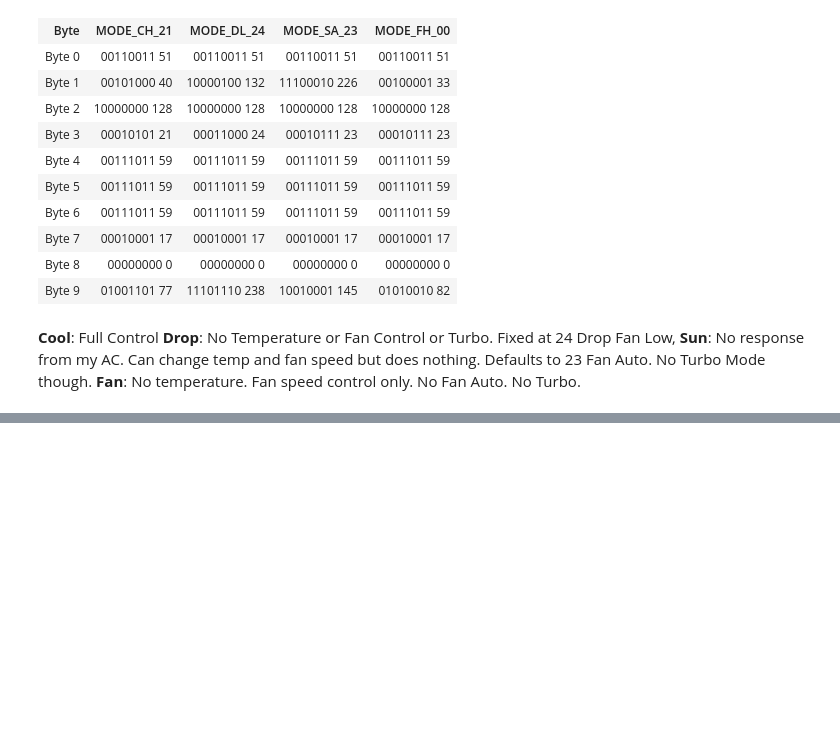
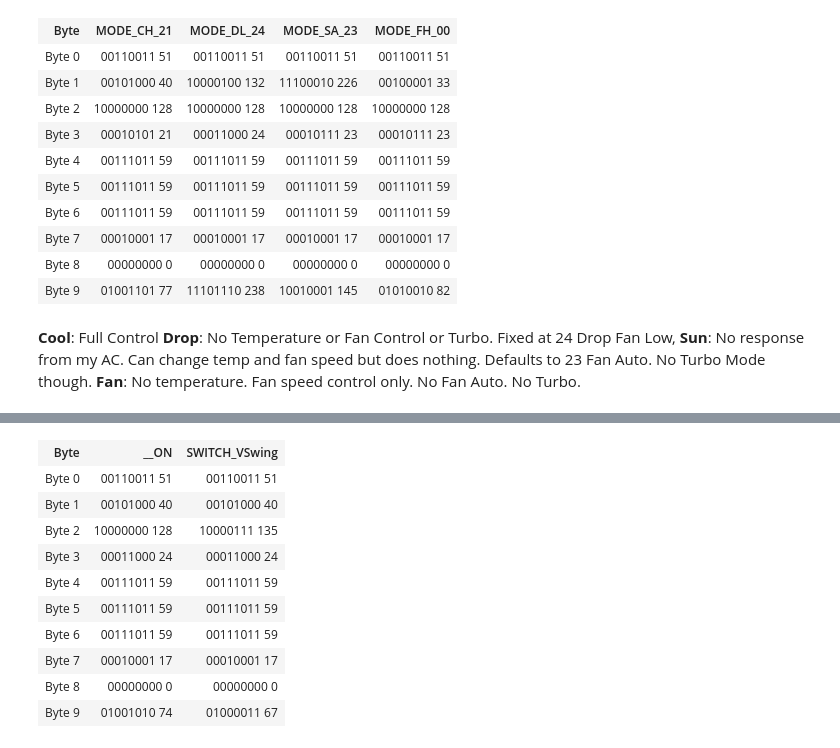
Before and after one commit to Shresht7/esphome-voltas-ac-climate-ir, a Jupyter notebook: protocol/notebook.ipynb, the cells around one changed output, grey strips where cells are left out. Saved outputs shown, nothing was run; the diff lists cells and outputs as text; code cells hidden in the pictures; blank space fills up the shorter version.

```diff
--- a/protocol/notebook.ipynb
+++ b/protocol/notebook.ipynb
@@ -596,0 +591,14 @@ diff('MODE_CH_21', 'MODE_DL_24', 'MODE_SA_23', 'MODE_FH_00')
+# %%
+diff("__ON", "SWITCH_VSwing")
+# %% [output]
+| Byte | __ON | SWITCH_VSwing |
+| Byte 0 | 00110011 51 | 00110011 51 |
+| Byte 1 | 00101000 40 | 00101000 40 |
+| Byte 2 | 10000000 128 | 10000111 135 |
+| Byte 3 | 00011000 24 | 00011000 24 |
+| Byte 4 | 00111011 59 | 00111011 59 |
+| Byte 5 | 00111011 59 | 00111011 59 |
+| Byte 6 | 00111011 59 | 00111011 59 |
+| Byte 7 | 00010001 17 | 00010001 17 |
+| Byte 8 | 00000000 0 | 00000000 0 |
+| Byte 9 | 01001010 74 | 01000011 67 |
```
Also changed, not shown: parts of 22 cells of this notebook, 6 other files.
